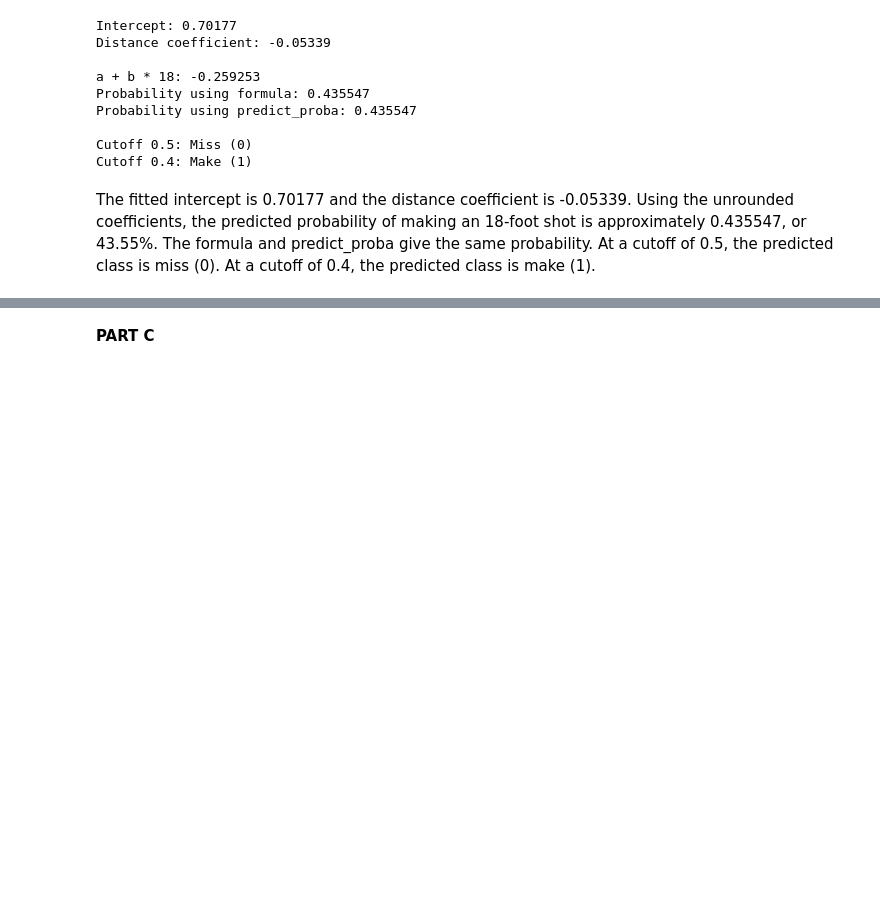
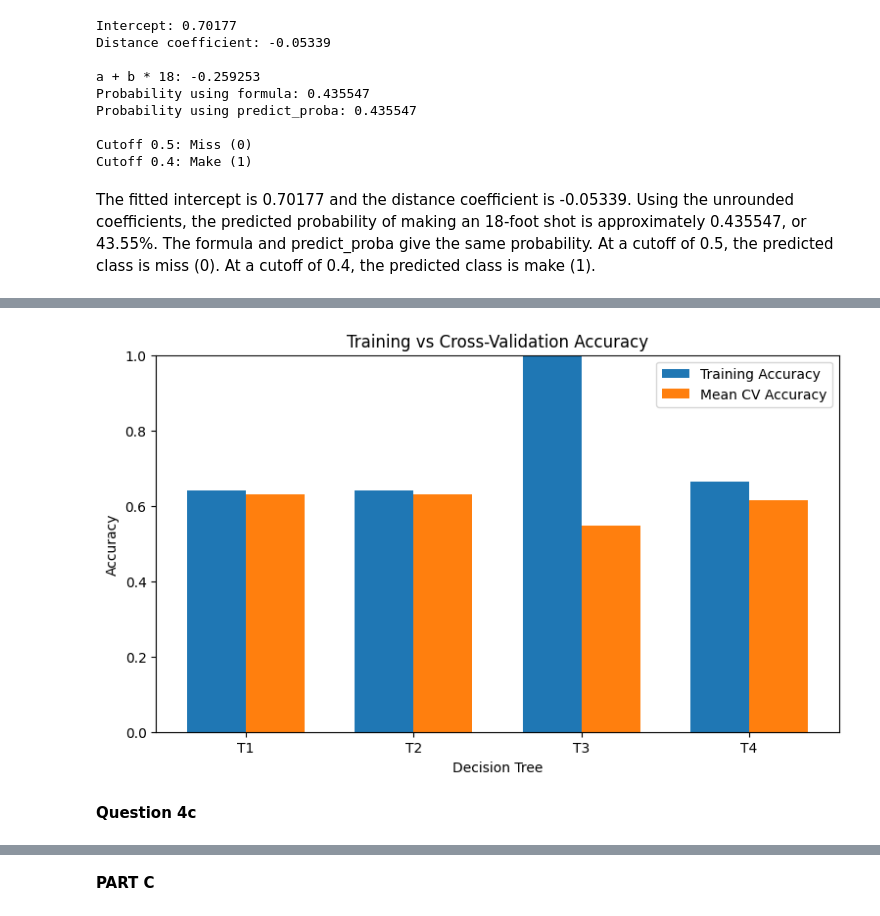
Before and after one commit to contre55/ie332-project-group-, a Jupyter notebook: A2.ipynb, the cells around one changed output, grey strips where cells are left out. Drawn from its saved outputs; the diff is of its cells as text; code cells hidden in the pictures; blank space fills up the shorter version.

Commit message:
finished part b question 4

```diff
--- a/A2.ipynb
+++ b/A2.ipynb
@@ -331,0 +386,35 @@ The fitted intercept is 0.70177 and the distance coefficient is -0.05339. Using
+# %%
+
+#training vs cv accuracy data
+import numpy as np
+
+x = np.arange(len(comparison_q4))
+width = 0.35
+
+plt.figure(figsize=(9, 5))
+
+plt.bar(
+    x - width / 2,
+    comparison_q4["train_accuracy"],
+    width,
+    label="Training Accuracy"
+)
+
+plt.bar(
+    x + width / 2,
+    comparison_q4["cv_mean"],
+    width,
+    label="Mean CV Accuracy"
+)
+
+plt.xticks(x, comparison_q4["ID"])
+plt.xlabel("Decision Tree")
+plt.ylabel("Accuracy")
+plt.title("Training vs Cross-Validation Accuracy")
+plt.ylim(0, 1)
+plt.legend()
+plt.show()
+# %% [output]
+[figure, added]
+# %% [markdown]
+**Question 4c**
```
Also changed, not shown: parts of 12 cells of this notebook.
